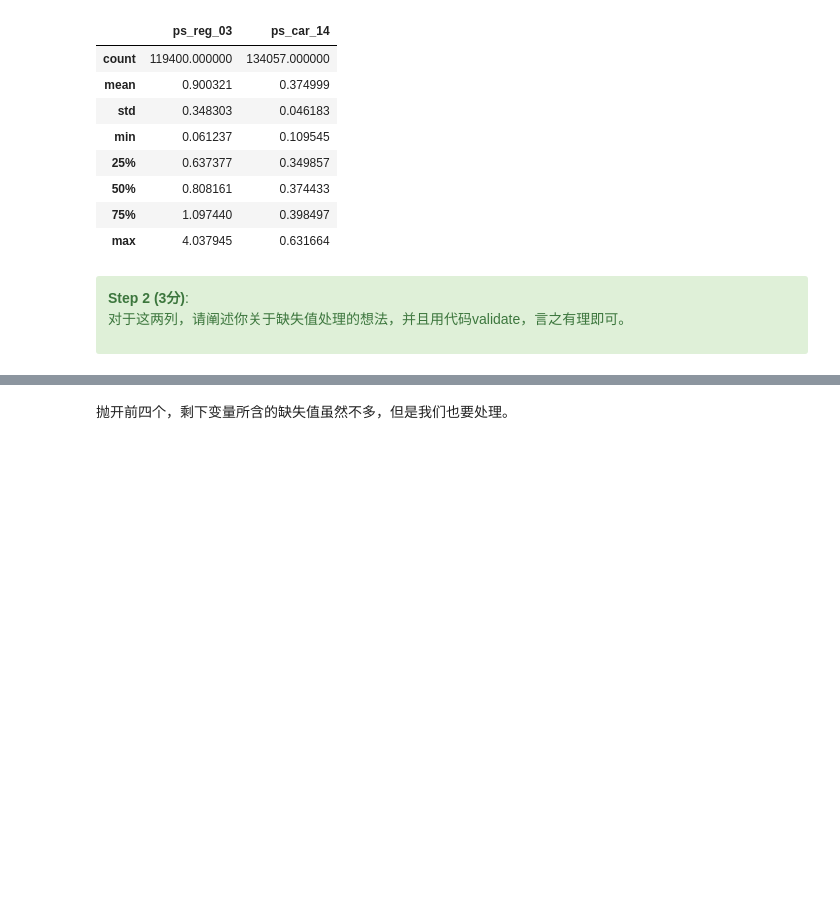
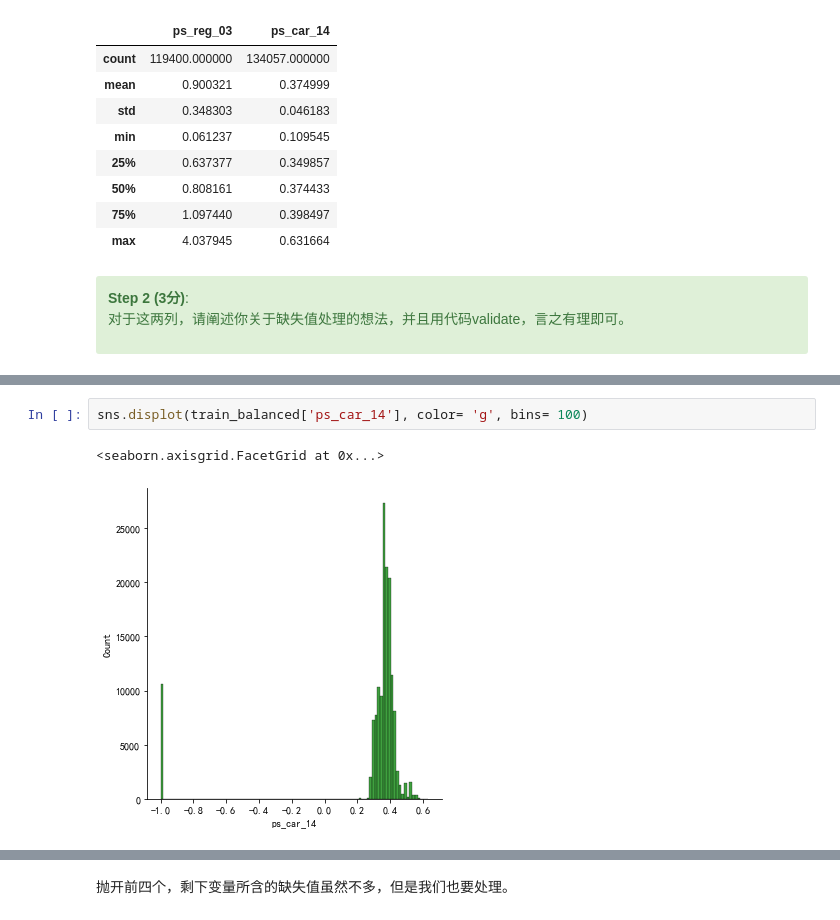
Before and after one commit to lydia0423/Kaggle, a Jupyter notebook: Kaggle 1/第三阶段_数据分析&挖掘/Phase3_Data_analysis&mining.ipynb, the cells around one changed output, grey strips where cells are left out. Drawn from its saved outputs; the diff is of its cells as text; blank space fills up the shorter version.

```diff
--- a/Kaggle 1/第三阶段_数据分析&挖掘/Phase3_Data_analysis&mining.ipynb
+++ b/Kaggle 1/第三阶段_数据分析&挖掘/Phase3_Data_analysis&mining.ipynb
@@ -482,0 +472,5 @@ train_balanced[['ps_reg_03','ps_car_14']].replace(-1,np.nan).describe()
+# %%
+sns.displot(train_balanced['ps_car_14'], color= 'g', bins= 100)
+# %% [output]
+<seaborn.axisgrid.FacetGrid at 0x...>
+[figure, added]
```
Also changed, not shown: parts of 21 cells of this notebook, 2 other files.
